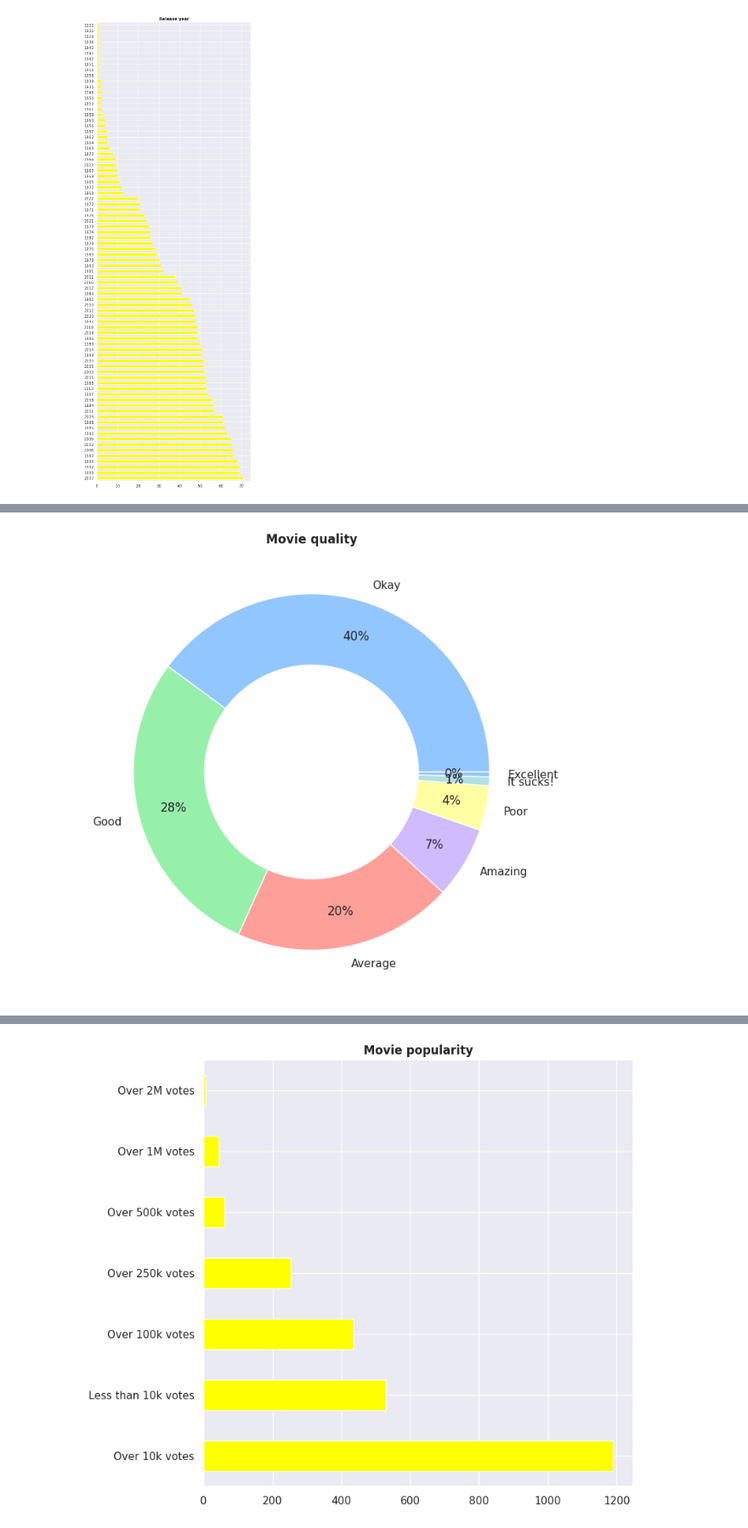
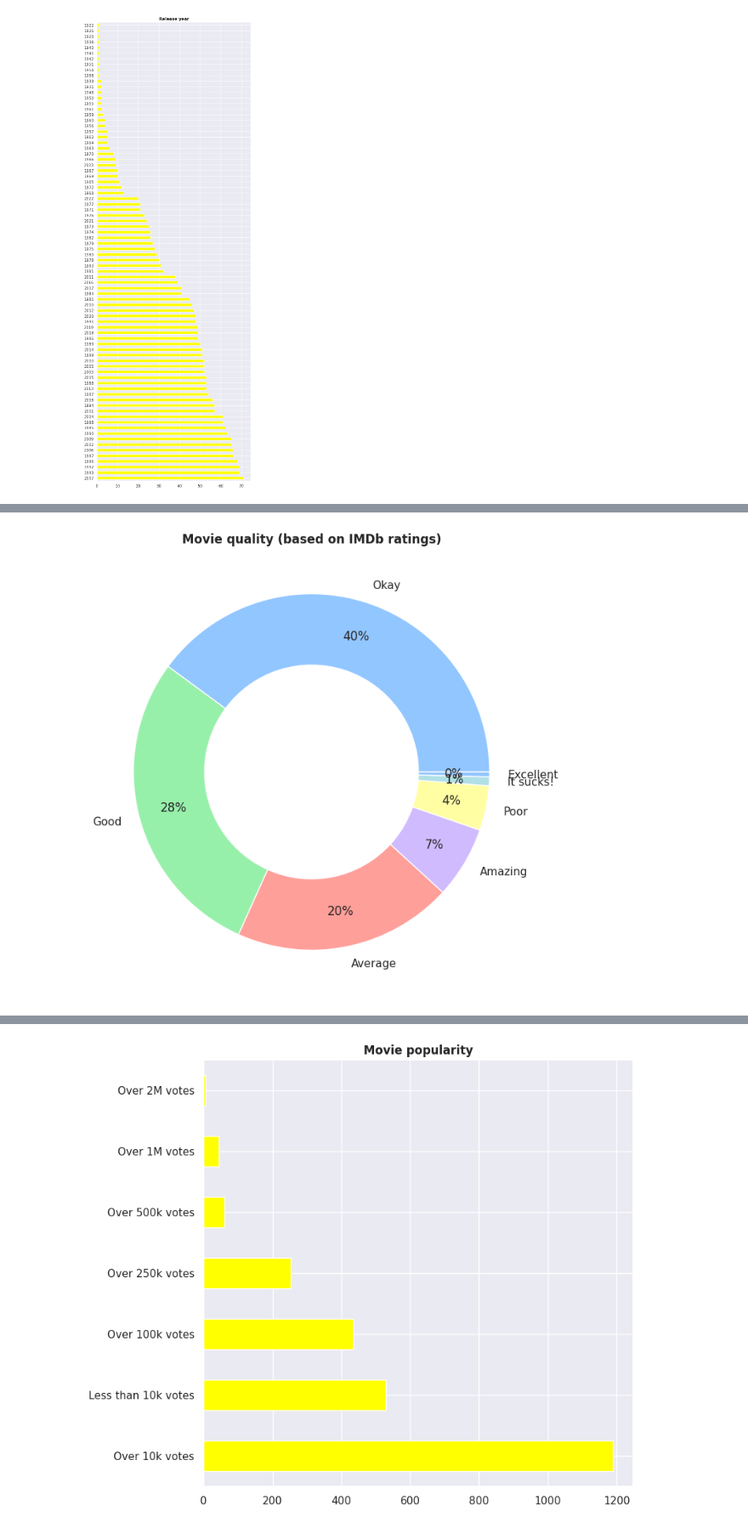
Before and after one commit to guilhermelaviola/IMDbMovieListAnalysis, a Jupyter notebook: MovieRatingAnalysis.ipynb, the cells around one changed output, grey strips where cells are left out. Shown: that part at 85% size. Saved outputs shown, nothing was run; the diff lists cells and outputs as text; code cells hidden in the pictures.

```diff
--- a/MovieRatingAnalysis.ipynb
+++ b/MovieRatingAnalysis.ipynb
@@ -147,8 +147,8 @@ df.head()
 # %%
 # Displaying the movie rating classification based on the algorithm above:
 df['Quality'].value_counts().plot(kind = 'pie', autopct = '%.0f%%', figsize = (8, 8), wedgeprops = dict(width = 0.4), pctdistance = 0.8)
 plt.ylabel(None)
-plt.title('Movie quality', fontweight = 'bold')
+plt.title('Movie quality (based on IMDb ratings)', fontweight = 'bold')
 plt.show()
 # %% [output]
-[figure, old version]
+[figure, new version]
```
Also changed, not shown: parts of 6 cells of this notebook.
